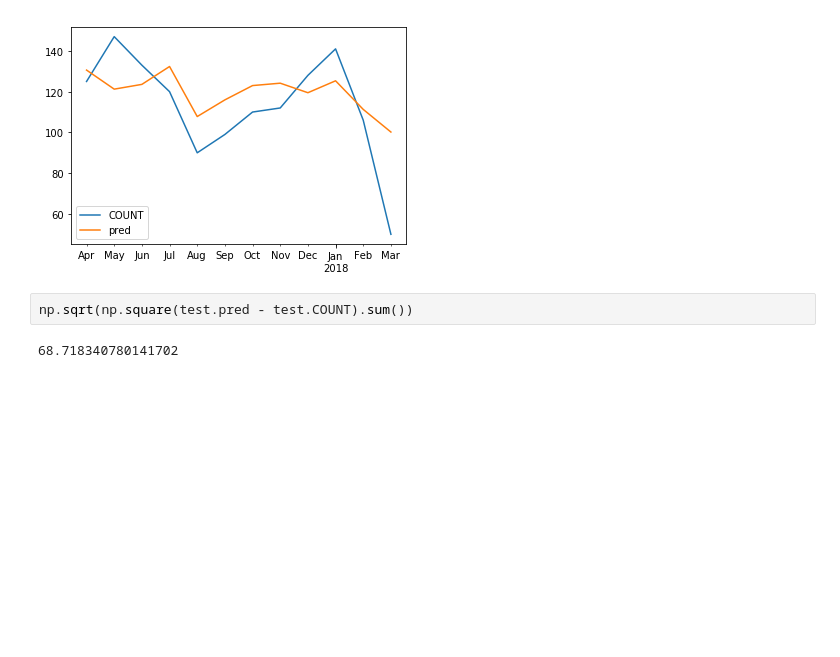
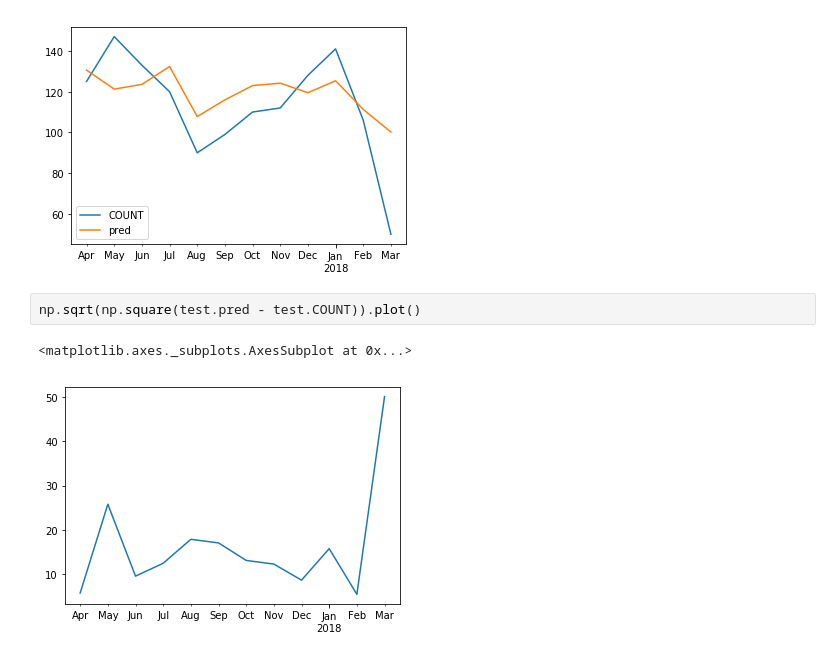
Before and after one commit to sar2160/GP, a Jupyter notebook: AR-1.ipynb, the cells around one changed output. Saved outputs shown, nothing was run; the diff lists cells and outputs as text; blank space fills up the shorter version.

```diff
--- a/AR-1.ipynb
+++ b/AR-1.ipynb
@@ -45,6 +45,7 @@ See the caveats in the documentation: http://pandas.pydata.org/pandas-docs/stabl
 <matplotlib.axes._subplots.AxesSubplot at 0x...>
 [figure]
 # %%
-np.sqrt(np.square(test.pred - test.COUNT).sum())
+np.sqrt(np.square(test.pred - test.COUNT)).plot()
 # %% [output]
-68.718340780141702
+<matplotlib.axes._subplots.AxesSubplot at 0x...>
+[figure, added]
```
